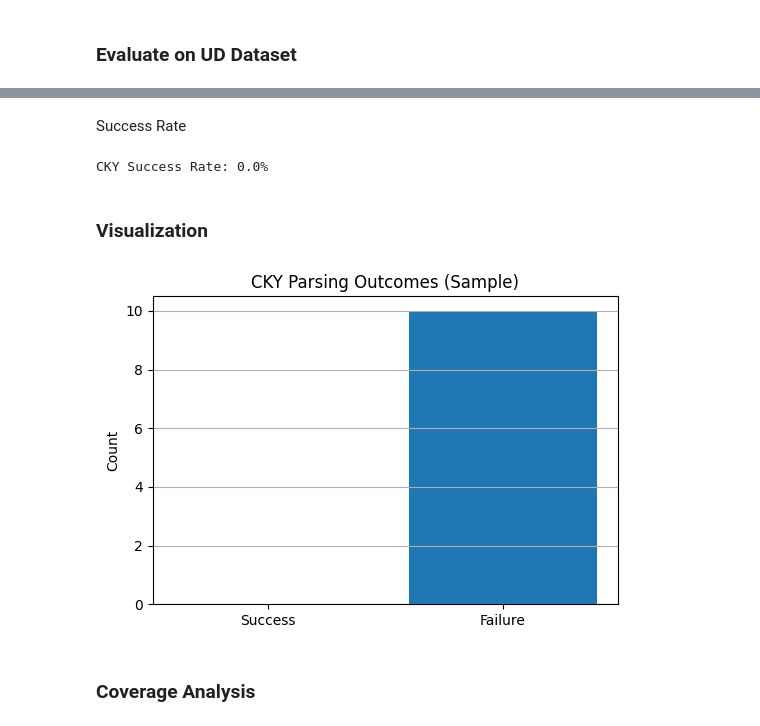
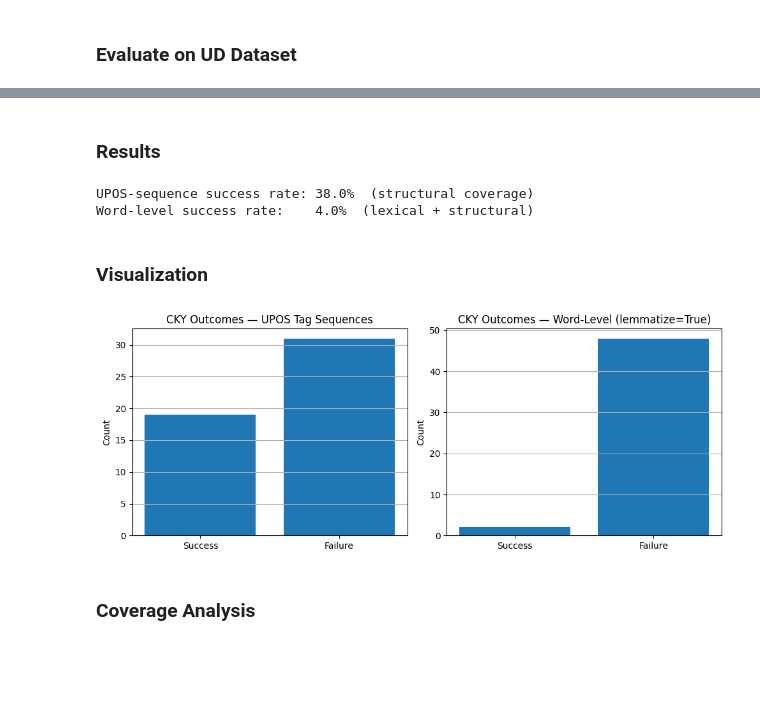
Before and after one commit to Damien-88/NLP_Prep, a Jupyter notebook: Phase1_Foundations/data/Week3_Russian_Parsing.ipynb, the cells around one changed output, grey strips where cells are left out. Drawn from its saved outputs; the diff is of its cells as text; code cells hidden in the pictures; blank space fills up the shorter version.

```diff
--- a/Phase1_Foundations/data/Week3_Russian_Parsing.ipynb
+++ b/Phase1_Foundations/data/Week3_Russian_Parsing.ipynb
@@ -45,4 +89,6 @@ def apply_unary_closure(cell, unary_rules):
             if parent not in cell:
                 cell.add(parent)
                 agenda.append(parent)
+
+    return cell
 # %% [markdown]
@@ -218,0 +351,13 @@ def load_ud_sentences(conllu_path, max_sentences = None):
+# %%
+# Add lexical rules from UD-tagged training data as UPOS -> word (or lemma).
+# Accepts an optional lemmatize_fn so surface forms can be reduced to lemmas,
+# dramatically improving coverage for Russian's rich inflectional morphology.
+def build_ud_lexicon(sentences_tagged, grammar, lemmatize_fn=None):
+    for sentence in sentences_tagged:
+        for word, upos in sentence:
+            # Reduce to lemma if a lemmatizer is provided; otherwise use surface form.
+            form = lemmatize_fn(word) if lemmatize_fn else word
+            lexical_rule = [form]
+            if lexical_rule not in grammar[upos]:  # Avoid duplicates
+                grammar[upos].append(lexical_rule)
+    return grammar
@@ -260,40 +501,39 @@ Parsed: False
 # %% [markdown]
-Success Rate
+### Results
 # %%
-# Compute success rate when results are available
-if results:
-    success_rate = sum(results) / len(results)
-# Default to zero when no sentences were evaluated
-else:
-    success_rate = 0.0
+# Compute success rates for both evaluation modes.
+upos_rate = sum(upos_results) / len(upos_results) if upos_results else 0.0
+word_rate = sum(word_results) / len(word_results) if word_results else 0.0
 
-# Print success percentage rounded to two decimals
-print(f"CKY Success Rate: {round(success_rate * 100, 2)}%")
+# UPOS rate = structural ceiling; word rate = combined lexical + structural.
+print(f"UPOS-sequence success rate: {round(upos_rate * 100, 2)}%  (structural coverage)")
+print(f"Word-level success rate:    {round(word_rate * 100, 2)}%  (lexical + structural)")
 # %% [output]
-CKY Success Rate: 0.0%
+UPOS-sequence success rate: 38.0%  (structural coverage)
+Word-level success rate:    4.0%  (lexical + structural)
 # %% [markdown]
 ### Visualization
 # %%
-# Create figure for parse outcome distribution
-plt.figure(figsize = (6,4))
+# Plot parse outcomes for both evaluation modes side by side.
+fig, axes = plt.subplots(1, 2, figsize=(10, 4))
 
-# Draw bars for successful vs failed parses
-plt.bar(
-    ["Success", "Failure"],
-    [sum(results), len(results) - sum(results)]
-)
+for ax, results, title in zip(
+    axes,
+    [upos_results, word_results],
+    ["UPOS Tag Sequences", f"Word-Level (lemmatize={LEMMATIZE})"],
+):
+    ax.bar(
+        ["Success", "Failure"],
+        [sum(results), len(results) - sum(results)],
+    )
+    ax.set_title(f"CKY Outcomes — {title}")
+    ax.set_ylabel("Count")
+    ax.grid(axis="y")
 
-# Set plot title
-plt.title("CKY Parsing Outcomes (Sample)")
-# Label y-axis as count
-plt.ylabel("Count")
-# Add horizontal grid lines for readability
-plt.grid(axis = "y")
-
-# Render the figure
+plt.tight_layout()
 plt.show()
 # %% [output]
-[figure, old version]
+[figure, new version]
 # %% [markdown]
 ### Coverage Analysis
 # %%
```
Also changed, not shown: parts of 23 cells of this notebook, 1 other file.
